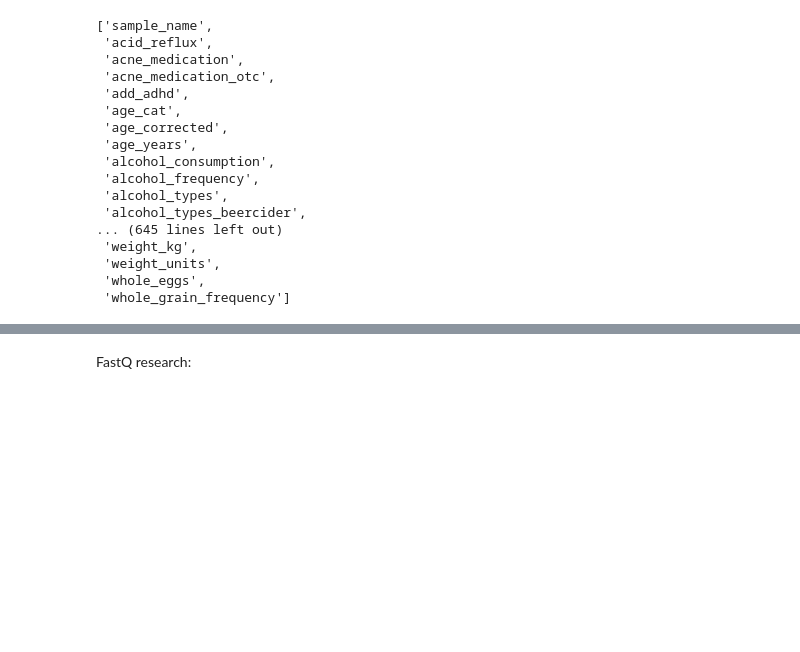
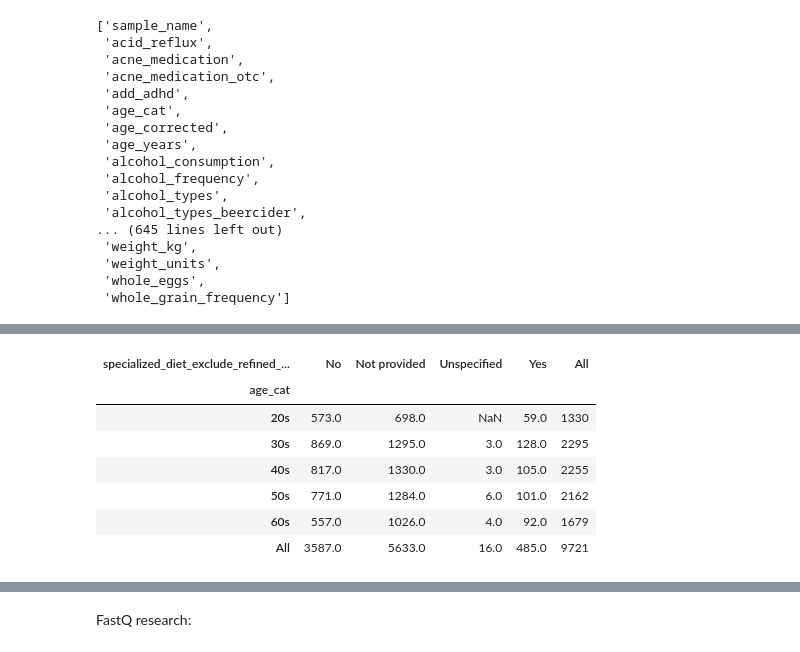
Before and after one commit to grusso98/gut-microbiota-diet, a Jupyter notebook: EDA.ipynb, the cells around one changed output, grey strips where cells are left out. Cells and saved outputs as stored; diff of their text form; code cells hidden in the pictures; blank space fills up the shorter version.

```diff
--- a/EDA.ipynb
+++ b/EDA.ipynb
@@ -367,0 +163,22 @@ refined_sugar_sample
+# %%
+data_f = data_no_disease.loc[((data_no_disease['age_cat'] == '20s') |
+                          (data_no_disease['age_cat'] == '30s') |
+                          (data_no_disease['age_cat'] == '40s') |
+                          (data_no_disease['age_cat'] == '50s')|
+                          (data_no_disease['age_cat'] == '60s'))  &
+                          ((data_no_disease.sex == 'female') | (data_no_disease.sex == 'male')) ,:]
+# %%
+pd.crosstab(data_f.age_cat,
+            data_f.specialized_diet_exclude_refined_sugars,
+            values=data_f.sample_name,
+            aggfunc=len,
+            margins = True)
+# %% [output]
+| specialized_diet_exclude_refined_... | No | Not provided | Unspecified | Yes | All |
+| age_cat |  |  |  |  |  |
+| 20s | 573.0 | 698.0 | NaN | 59.0 | 1330 |
+| 30s | 869.0 | 1295.0 | 3.0 | 128.0 | 2295 |
+| 40s | 817.0 | 1330.0 | 3.0 | 105.0 | 2255 |
+| 50s | 771.0 | 1284.0 | 6.0 | 101.0 | 2162 |
+| 60s | 557.0 | 1026.0 | 4.0 | 92.0 | 1679 |
+| All | 3587.0 | 5633.0 | 16.0 | 485.0 | 9721 |
```
Also changed, not shown: parts of 69 cells of this notebook, 1 other file.
